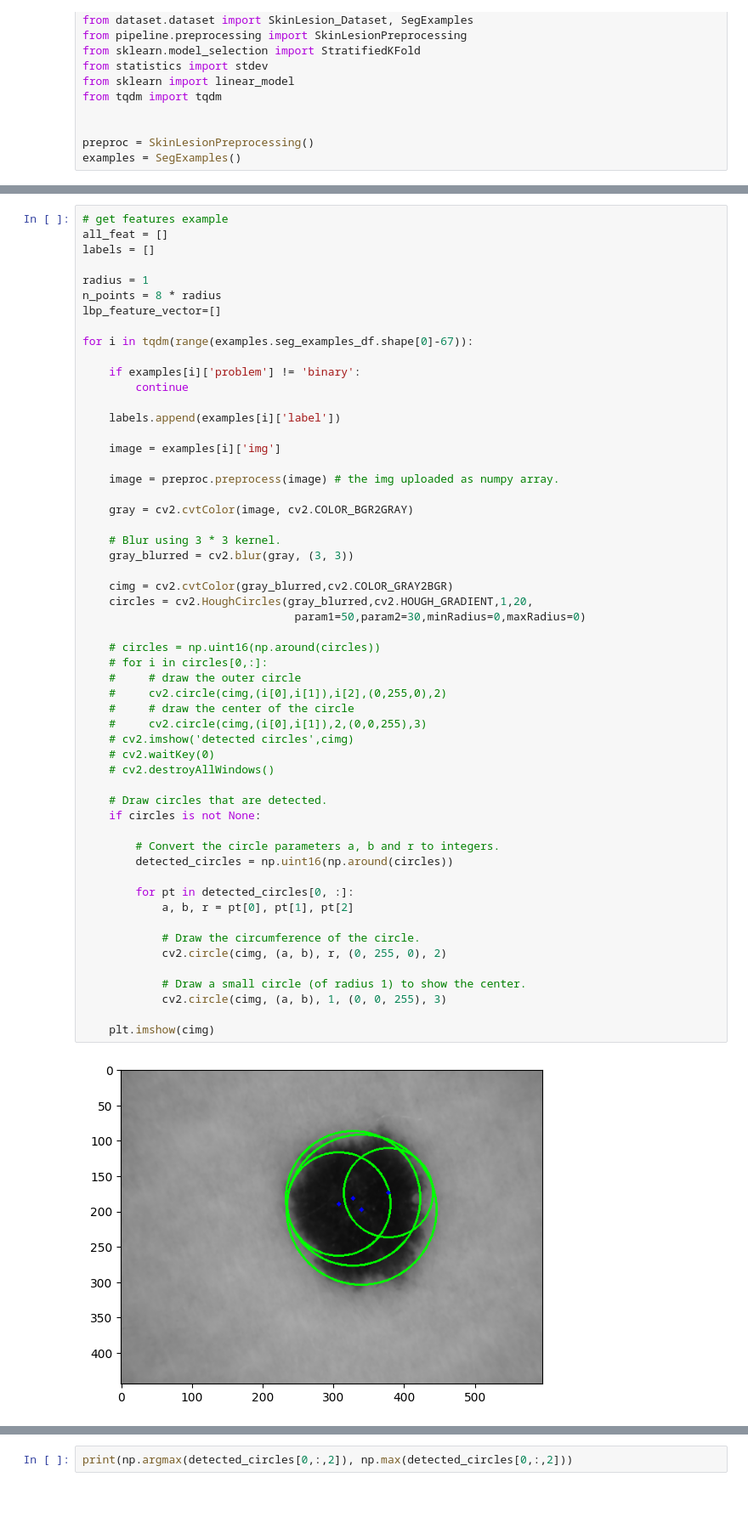
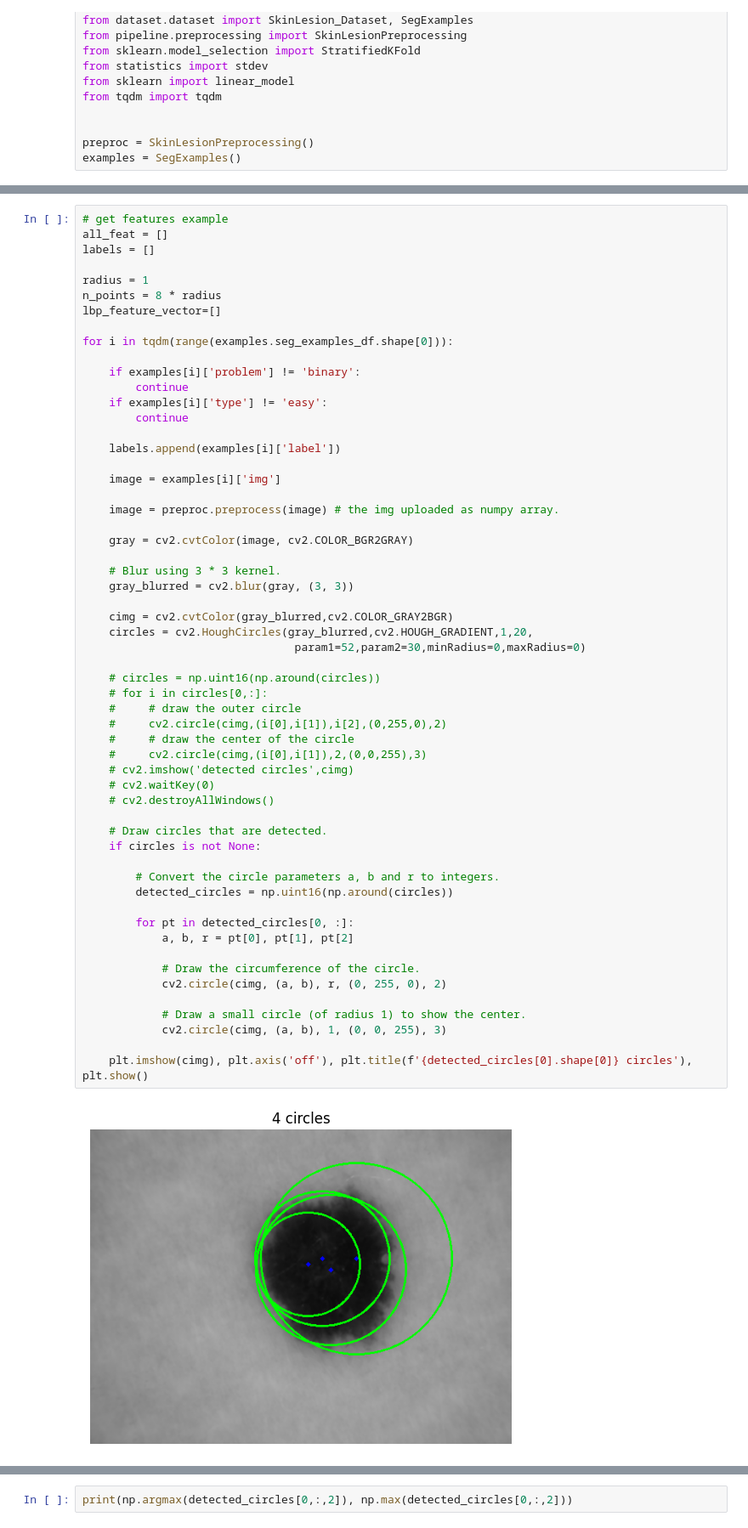
Before and after one commit to cansuyalcinn/skin-lesion-segmentation, a Jupyter notebook: notebooks/shape_features.ipynb, the cells around one changed output, grey strips where cells are left out. Shown at 85% size. Saved outputs shown, nothing was run; the diff lists cells and outputs as text; blank space fills up the shorter version.

```diff
--- a/notebooks/shape_features.ipynb
+++ b/notebooks/shape_features.ipynb
@@ -36,9 +32,11 @@ radius = 1
 n_points = 8 * radius
 lbp_feature_vector=[]
 
-for i in tqdm(range(examples.seg_examples_df.shape[0]-67)):
+for i in tqdm(range(examples.seg_examples_df.shape[0])):
 
     if examples[i]['problem'] != 'binary':
+        continue
+    if examples[i]['type'] != 'easy':
         continue
 
     labels.append(examples[i]['label'])
@@ -54,33 +52,33 @@ for i in tqdm(range(examples.seg_examples_df.shape[0]-67)):
 
     cimg = cv2.cvtColor(gray_blurred,cv2.COLOR_GRAY2BGR)
     circles = cv2.HoughCircles(gray_blurred,cv2.HOUGH_GRADIENT,1,20,
-                                param1=50,param2=30,minRadius=0,maxRadius=0)
+                                param1=52,param2=30,minRadius=0,maxRadius=0)
 
     # circles = np.uint16(np.around(circles))
     # for i in circles[0,:]:
     #     # draw the outer circle
     #     cv2.circle(cimg,(i[0],i[1]),i[2],(0,255,0),2)
     #     # draw the center of the circle
     #     cv2.circle(cimg,(i[0],i[1]),2,(0,0,255),3)
     # cv2.imshow('detected circles',cimg)
     # cv2.waitKey(0)
     # cv2.destroyAllWindows()
 
     # Draw circles that are detected.
     if circles is not None:
 
         # Convert the circle parameters a, b and r to integers.
         detected_circles = np.uint16(np.around(circles))
 
         for pt in detected_circles[0, :]:
             a, b, r = pt[0], pt[1], pt[2]
 
             # Draw the circumference of the circle.
             cv2.circle(cimg, (a, b), r, (0, 255, 0), 2)
 
             # Draw a small circle (of radius 1) to show the center.
             cv2.circle(cimg, (a, b), 1, (0, 0, 255), 3)
 
-    plt.imshow(cimg)
+    plt.imshow(cimg), plt.axis('off'), plt.title(f'{detected_circles[0].shape[0]} circles'), plt.show()
 # %% [output]
-[figure, old version]
+[figure, new version]
```
Also changed, not shown: parts of 2 cells of this notebook.
